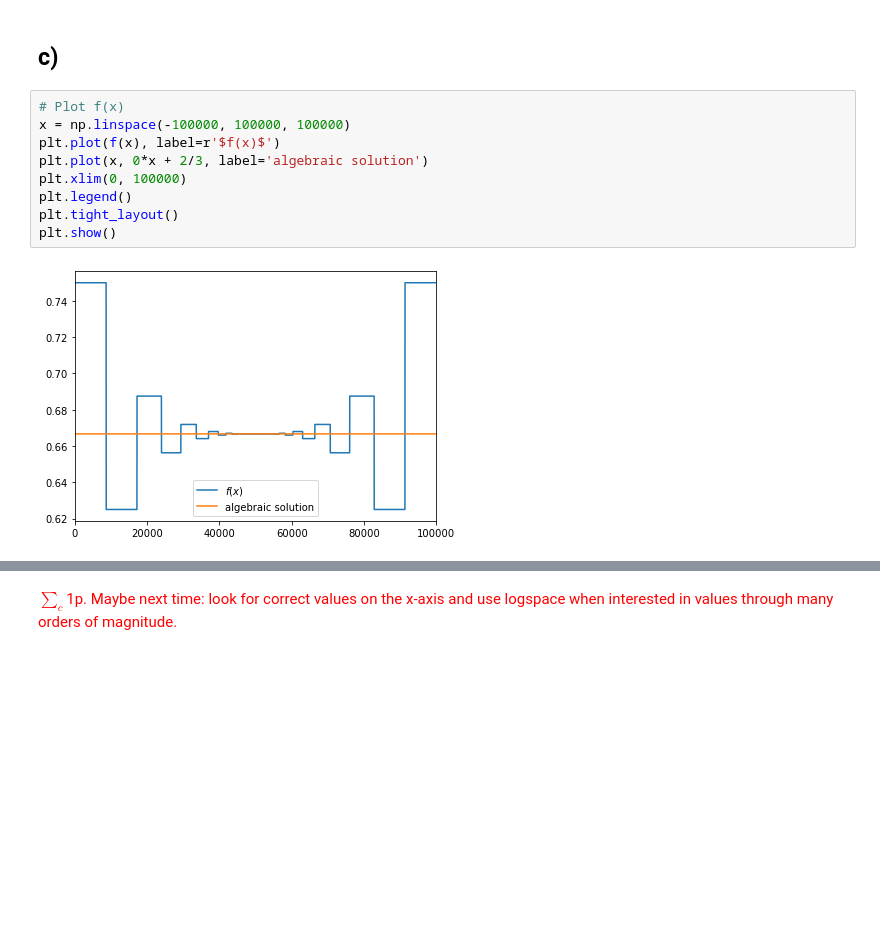
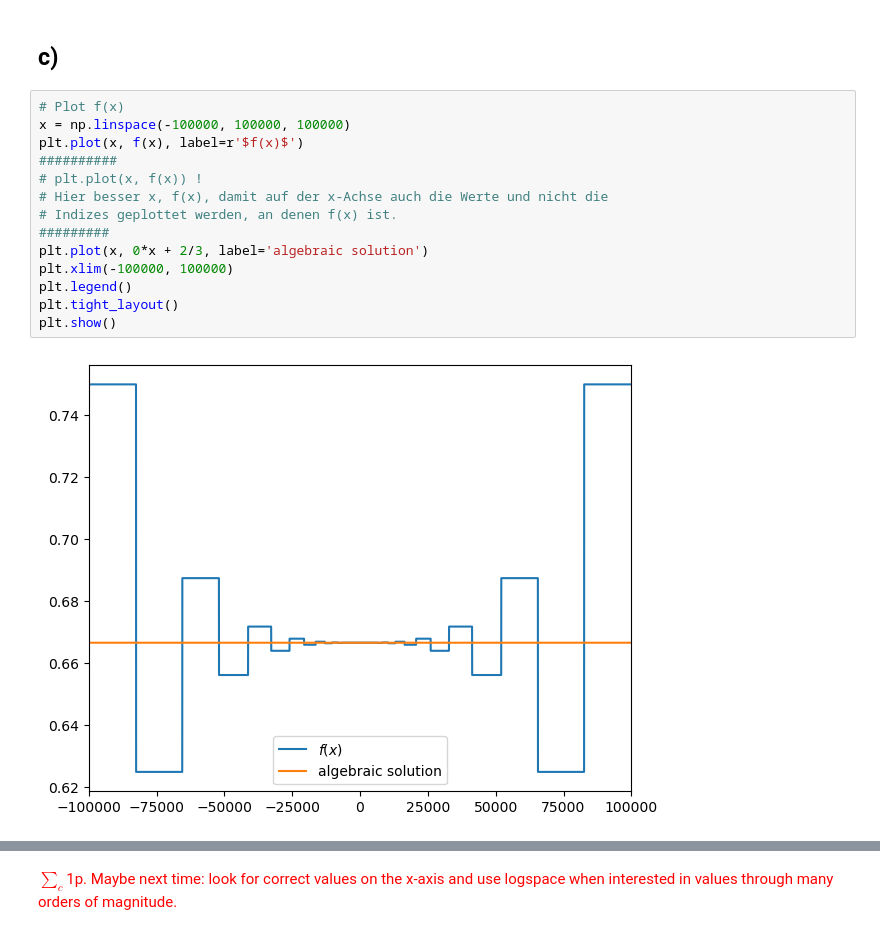
Before and after one commit to joeyko2706/SMD23, a Jupyter notebook: Blatt01/KorrekturA1.ipynb, the cells around one changed output, grey strips where cells are left out. Saved outputs shown, nothing was run; the diff lists cells and outputs as text; blank space fills up the shorter version.

```diff
--- a/Blatt01/KorrekturA1.ipynb
+++ b/Blatt01/KorrekturA1.ipynb
@@ -98,14 +98,19 @@ The numerical solution is equal to zero at x =<  8.733471904420884e-06
 # %%
 # Plot f(x)
 x = np.linspace(-100000, 100000, 100000)
-plt.plot(f(x), label=r'$f(x)$')
+plt.plot(x, f(x), label=r'$f(x)$')
+##########
+# plt.plot(x, f(x)) !
+# Hier besser x, f(x), damit auf der x-Achse auch die Werte und nicht die
+# Indizes geplottet werden, an denen f(x) ist.
+#########
 plt.plot(x, 0*x + 2/3, label='algebraic solution')
-plt.xlim(0, 100000)
+plt.xlim(-100000, 100000)
 plt.legend()
 plt.tight_layout()
 plt.show()
 # %% [output]
-[figure, old version]
+[figure, new version]
 # %%
 # Plot g(x)
 x = np.linspace(-100000, 100000, 100000)
```
Also changed, not shown: parts of 5 cells of this notebook, 2 other files.
